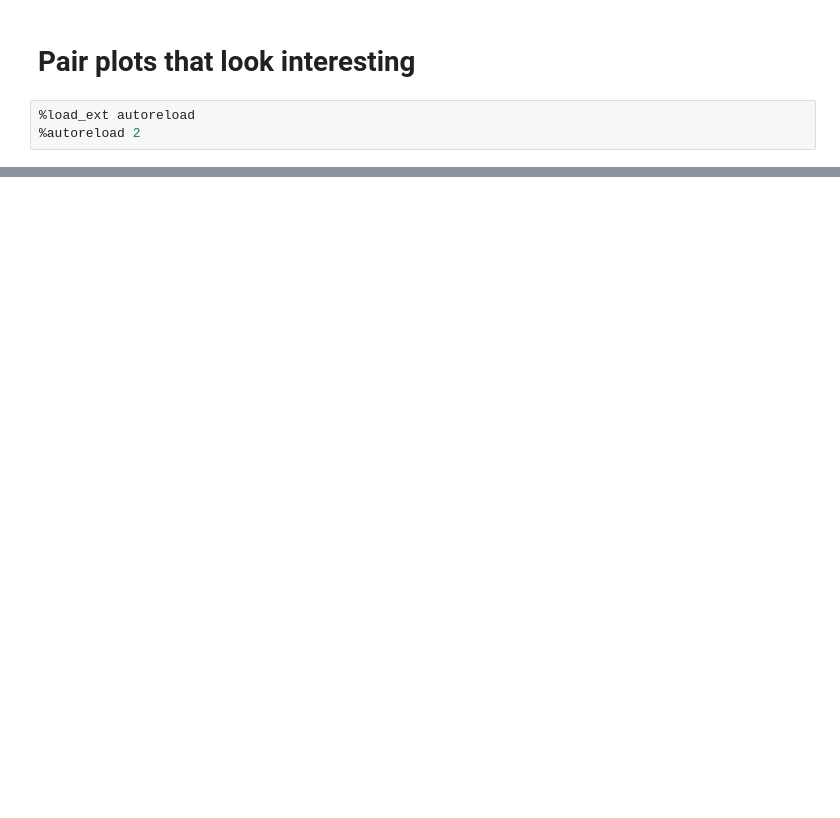
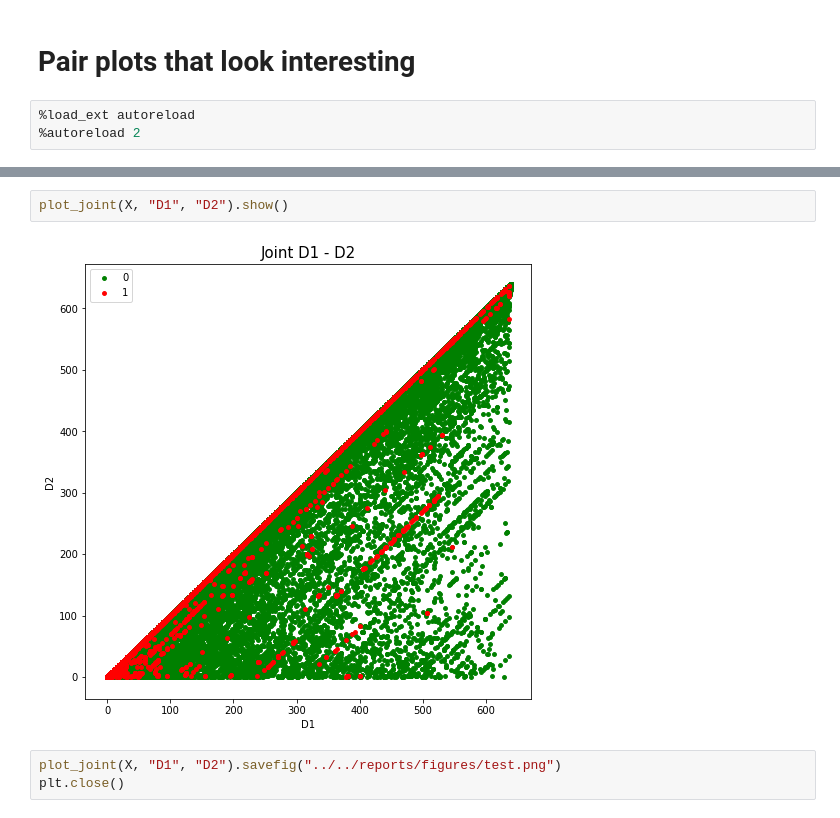
Before and after one commit to andfanilo/ieee-fraud-detection, a Jupyter notebook: notebooks/exploratory/Joint plots.ipynb, the cells around one changed output, grey strips where cells are left out. Drawn from its saved outputs; the diff is of its cells as text; blank space fills up the shorter version.

```diff
--- a/notebooks/exploratory/Joint plots.ipynb
+++ b/notebooks/exploratory/Joint plots.ipynb
@@ -42,0 +38,7 @@ fig.show()
+# %%
+plot_joint(X, "D1", "D2").show()
+# %% [output]
+[figure, added]
+# %%
+plot_joint(X, "D1", "D2").savefig("../../reports/figures/test.png")
+plt.close()
```
Also changed, not shown: parts of 6 cells of this notebook, 8 other files.
